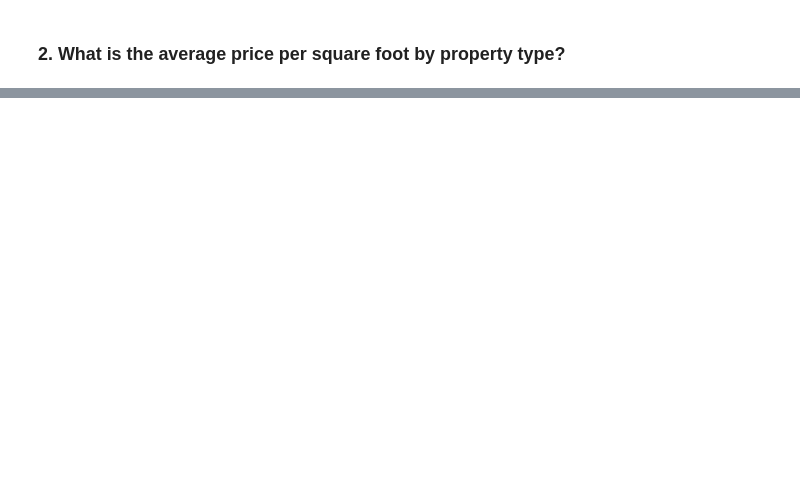
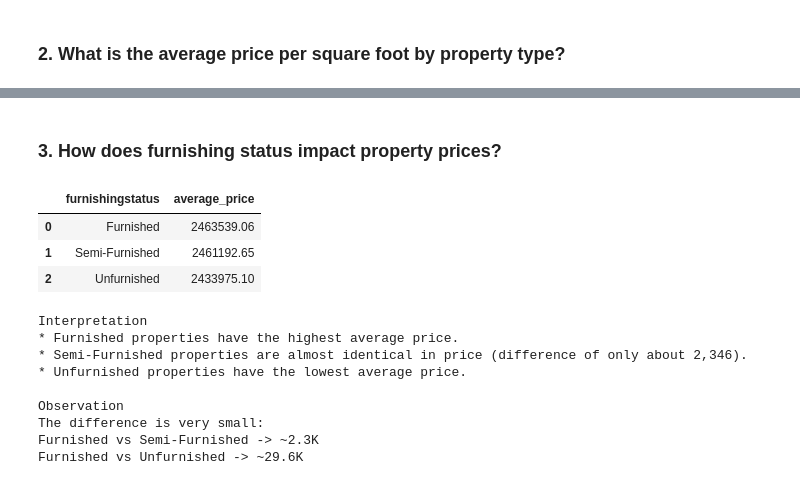
Before and after one commit to mukundnaramesh2605/guvi-python-sql-pandas-project-1, a Jupyter notebook: project.ipynb, the cells around one changed output, grey strips where cells are left out. Drawn from its saved outputs; the diff is of its cells as text; code cells hidden in the pictures; blank space fills up the shorter version.

```diff
--- a/project.ipynb
+++ b/project.ipynb
@@ -479,0 +472,36 @@ for row in results:
+# %% [markdown]
+### 3. How does furnishing status impact property prices?
+# %%
+query3 = """
+SELECT p.furnishingstatus,ROUND(AVG(l.price), 2) AS average_price FROM listings l
+JOIN property_attributes p ON l.listingid = p.listingid
+GROUP BY p.furnishingstatus
+ORDER BY average_price DESC;"""
+result3 = pd.read_sql(query3, conn)
+display(result3)
+interpretation = """
+Interpretation
+* Furnished properties have the highest average price.
+* Semi-Furnished properties are almost identical in price (difference of only about 2,346).
+* Unfurnished properties have the lowest average price.
+
+Observation
+The difference is very small:
+Furnished vs Semi-Furnished -> ~2.3K
+Furnished vs Unfurnished -> ~29.6K
+"""
+print(interpretation)
+# %% [output]
+|  | furnishingstatus | average_price |
+| 0 | Furnished | 2463539.06 |
+| 1 | Semi-Furnished | 2461192.65 |
+| 2 | Unfurnished | 2433975.10 |
+Interpretation
+* Furnished properties have the highest average price.
+* Semi-Furnished properties are almost identical in price (difference of only about 2,346).
+* Unfurnished properties have the lowest average price.
+
+Observation
+The difference is very small:
+Furnished vs Semi-Furnished -> ~2.3K
+Furnished vs Unfurnished -> ~29.6K
```
Also changed, not shown: parts of 2 cells of this notebook.
